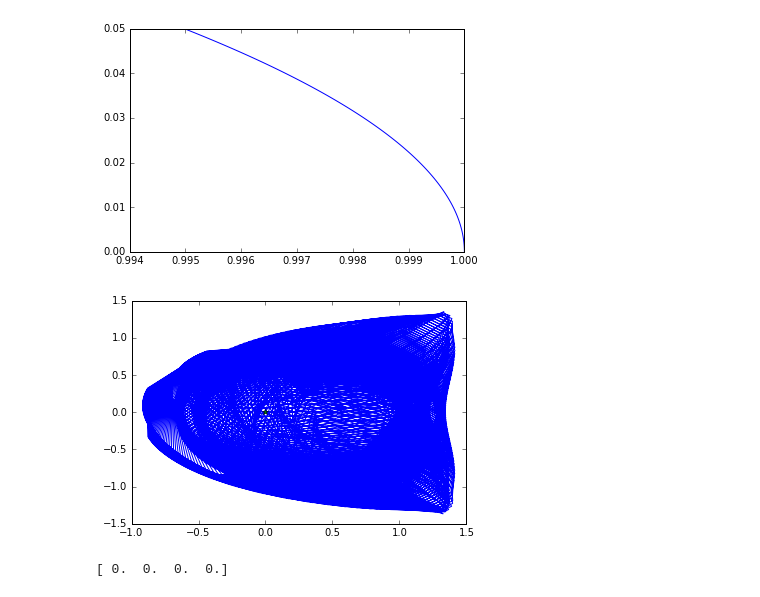
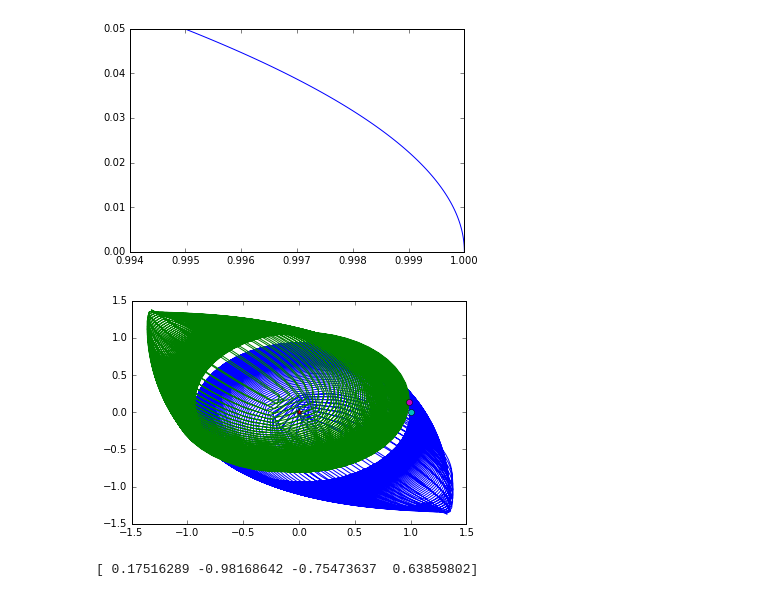
Before and after one commit to JavierMarmol/clases, a Jupyter notebook: Mapeo (aka masas en ejes).ipynb, the cells around one changed output. Drawn from its saved outputs; the diff is of its cells as text; code cells hidden in the pictures.

```diff
--- a/Mapeo (aka masas en ejes).ipynb
+++ b/Mapeo (aka masas en ejes).ipynb
@@ -44,13 +44,17 @@ plot(sol[:,0],sol[:,1])
 # %%
 #t = linspace(0,30,10)
 #sol = odeint(ec_mov,[1,0,0,0.5],t,args=(0.05,))
 #plot(sol[:,0],sol[:,1])
-t = linspace(0,2*pi*500,5000)
-sol = odeint(ec_mov,[1,0,0,1],t,args=(0.05,),rtol=1e-15)
+alfa = 0.05
+t = linspace(0,2*pi*100,5000)
+sol = odeint(ec_mov,[1,0,0,1],t,args=(alfa,),rtol=1e-15)
+sol2 = odeint(ec_mov,[0.99,sqrt(1-.99**2),0,1],t,args=(alfa,),rtol=1e-15)
 plot(sol[:,0],sol[:,1])
+plot(sol2[:,0],sol2[:,1])
 plot(0,0,'*')
+plot(sol[0,0],sol[0,1],'o'),plot(sol2[0,0],sol2[0,1],'o')
 show()
 print sol[-1,:]
 # %% [output]
-[figure, old version]
+[figure, new version]
-[ 0.  0.  0.  0.]
+[ 0.17516289 -0.98168642 -0.75473637  0.63859802]
```
Also changed, not shown: parts of 6 cells of this notebook.
